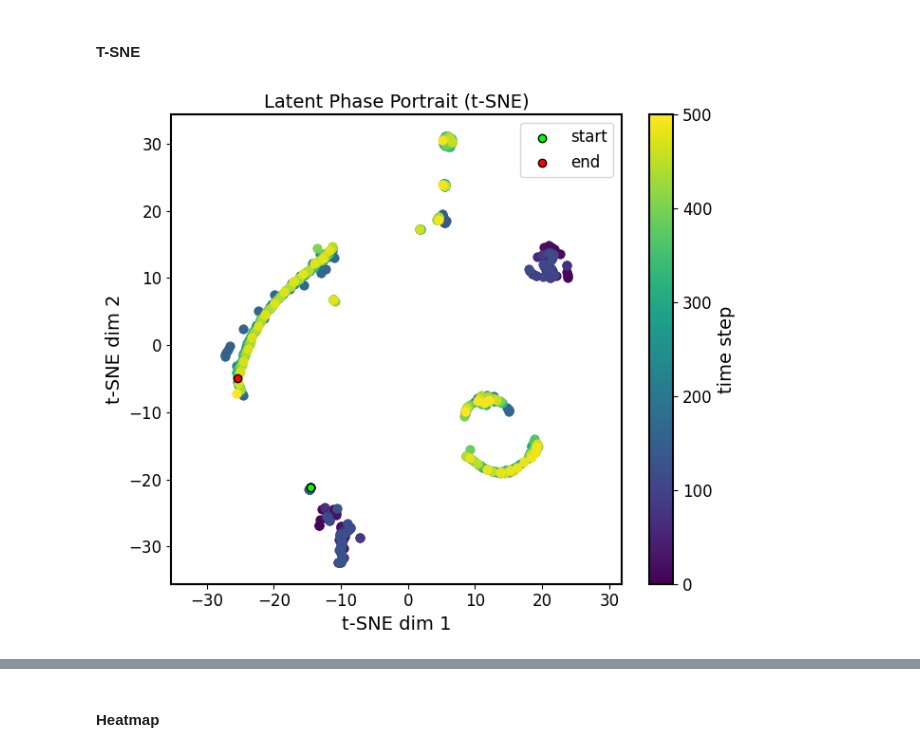
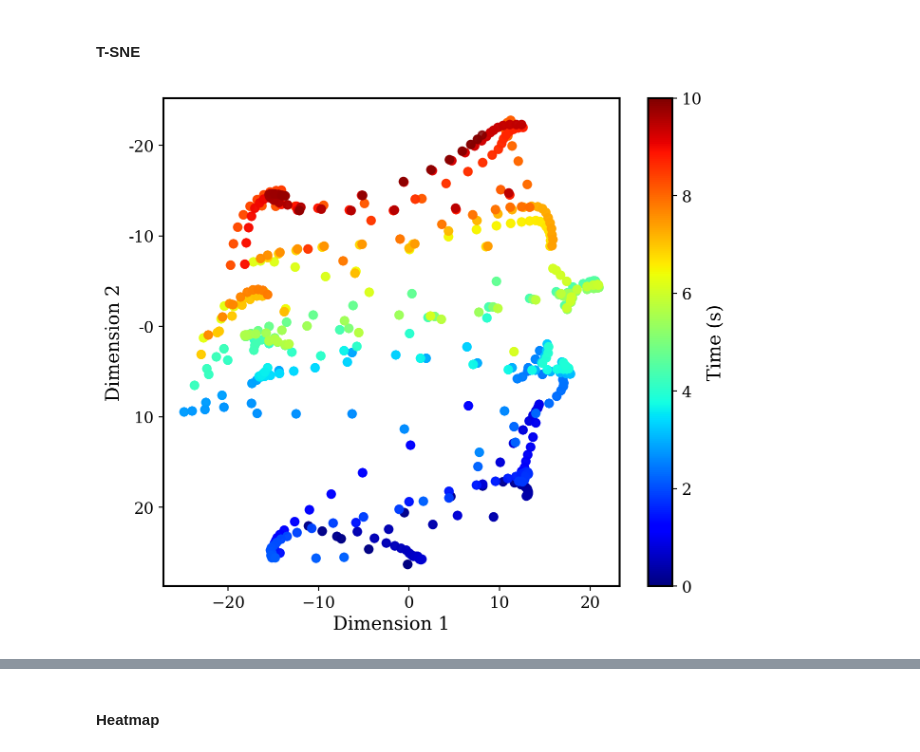
Before and after one commit to andyzong16/Isaaclab_Training, a Jupyter notebook: scripts/reinforcement_learning/rsl_rl/plot.ipynb, the cells around one changed output, grey strips where cells are left out. Cells and saved outputs as stored; diff of their text form; code cells hidden in the pictures.

```diff
--- a/scripts/reinforcement_learning/rsl_rl/plot.ipynb
+++ b/scripts/reinforcement_learning/rsl_rl/plot.ipynb
@@ -6,9 +6,12 @@ import pickle
 from pathlib import Path
 
 import matplotlib as mpl
+import matplotlib.cm as cm
 import matplotlib.gridspec as gridspec
 import matplotlib.pyplot as plt
 import numpy as np
+
+from sklearn.manifold import TSNE
 
 mpl.rcParams.update({
     "pdf.fonttype": 42,            # editable text in Adobe Illustrator
@@ -36,6 +39,9 @@ mpl.rcParams.update({
     "lines.linewidth": 2.0,
 })
 
+# plt.rcParams['text.usetex'] = True
+plt.rcParams['font.family'] = 'serif'
+
 
 # # # G1 29dof
 # DATA_ROOT = Path(os.path.realpath('__file__')).parent.parent.parent.parent / "logs" / "rsl_rl/g1_29dof_soft_adaptation"
@@ -47,12 +53,16 @@ mpl.rcParams.update({
 # data_dir = DATA_ROOT / "2026-03-28_16-20-16" / "logs"
 
 # # teacher
-# DATA_ROOT = Path(os.path.realpath('__file__')).parent.parent.parent.parent / "logs" / "rsl_rl/g1_29dof_soft_adaptation"
+# DATA_ROOT = Path(os.path.realpath('__file__')).parent.parent.parent.parent / "logs" / "rsl_rl/g1_29dof_soft_encoder_teacher"
 # data_dir = DATA_ROOT / "2026-04-04_18-25-14" / "logs"
 
-# student
-DATA_ROOT = Path(os.path.realpath('__file__')).parent.parent.parent.parent / "logs" / "rsl_rl/g1_29dof_soft_adaptation_distillation"
-data_dir = DATA_ROOT / "2026-04-06_00-40-45" / "logs"
+# # student
+# DATA_ROOT = Path(os.path.realpath('__file__')).parent.parent.parent.parent / "logs" / "rsl_rl/g1_29dof_soft_encoder_student"
+# data_dir = DATA_ROOT / "2026-04-06_00-40-45" / "logs"
+
+# encoder decoder teacher
+DATA_ROOT = Path(os.path.realpath('__file__')).parent.parent.parent.parent / "logs" / "rsl_rl/g1_29dof_soft_encoder_decoder_teacher"
+data_dir = DATA_ROOT / "2026-04-08_19-14-53" / "logs"
 # %%
 def quat_to_yaw(quat):
     """Extract yaw from quaternion [w, x, y, z]"""
@@ -229,50 +358,55 @@ plt.show()
 # %%
 ENV_ID = 0
 latent_z = latent[ENV_ID]
-mu = latent_z.mean(axis=0, keepdims=True)          # (1, latent_dim)
-std = latent_z.std(axis=0, keepdims=True) + 1e-8   # avoid div-by-zero
-latent_z = (latent_z - mu) / std
-# latent_z = latent_z[300:, :]
-
-
-import matplotlib.pyplot as plt
-import matplotlib.cm as cm
-from sklearn.manifold import TSNE
+# mu = latent_z.mean(axis=0, keepdims=True)          # (1, latent_dim)
+# std = latent_z.std(axis=0, keepdims=True) + 1e-8   # avoid div-by-zero
+# latent_z = (latent_z - mu) / std
 
 # ── t-SNE: collapse (seq_len, latent_dim) → (seq_len, 2) ─────
 tsne = TSNE(
     n_components=2,
     perplexity=min(30, len(latent_z) - 1),
     max_iter=1000,
     random_state=42,
 )
 z_2d = tsne.fit_transform(latent_z)   # (seq_len, 2)
 
+# ── EMA smoothing ──────────────────────────────────────────────
+alpha = 0.3  # smaller = smoother
+z_smooth = np.zeros_like(z_2d)
+z_smooth[0] = z_2d[0]
+for i in range(1, len(z_2d)):
+    z_smooth[i] = alpha * z_2d[i] + (1 - alpha) * z_smooth[i - 1]
+
 # ── phase portrait ─────────────────────────────────────────────
 seq_len = len(z_2d)
 t = np.arange(seq_len)                # time index for coloring
+cmap = "jet"
 
 fig, ax = plt.subplots(figsize=(7, 6))
 
 # draw trajectory segments colored by time
 for i in range(seq_len - 1):
-    color = cm.viridis(t[i] / seq_len)
-    ax.scatter(z_2d[i:i+2, 0], z_2d[i:i+2, 1], color=color, lw=1.2, alpha=0.85)
+    color = cm.jet(t[i] / seq_len)
+    # ax.scatter(z_2d[i:i+2, 0], z_2d[i:i+2, 1], color=color, lw=1.2, alpha=0.85)
+    ax.scatter(z_smooth[i:i+2, 0], -z_smooth[i:i+2, 1], color=color, lw=1.2, alpha=0.85)
 
-# mark start / end
-ax.scatter(*z_2d[0],  c="lime",   zorder=5, label="start", edgecolors="k")
-ax.scatter(*z_2d[-1], c="red",    zorder=5, label="end",   edgecolors="k")
+sm = plt.cm.ScalarMappable(cmap=cmap, norm=plt.Normalize(0, dt * seq_len))
+sm.set_array([])
+plt.colorbar(sm, ax=ax, label="Time (s)")
 
-sm = plt.cm.ScalarMappable(cmap="viridis", norm=plt.Normalize(0, seq_len))
-sm.set_array([])
-plt.colorbar(sm, ax=ax, label="time step")
-
-ax.set_xlabel("t-SNE dim 1")
-ax.set_ylabel("t-SNE dim 2")
-ax.set_title(f"Latent Phase Portrait (t-SNE)")
-ax.legend(loc="upper right")
+ax.set_xlabel("Dimension 1")
+ax.set_ylabel("Dimension 2")
+# ax.set_title(f"Latent Phase Portrait (t-SNE)")
+# ax.legend(loc="upper right")
 plt.tight_layout()
 plt.axis("equal")
+
+# flip sign of tick labels
+# ax.xaxis.set_major_formatter(plt.FuncFormatter(lambda x, _: f"{-x:g}"))
+ax.yaxis.set_major_formatter(plt.FuncFormatter(lambda y, _: f"{-y:g}"))
+
+plt.savefig(os.path.join(data_path, "tsne_scatter.png"))
 plt.show()
 # %% [output]
-[figure, old version]
+[figure, new version]
```
Also changed, not shown: parts of 6 cells of this notebook, 8 other files.
